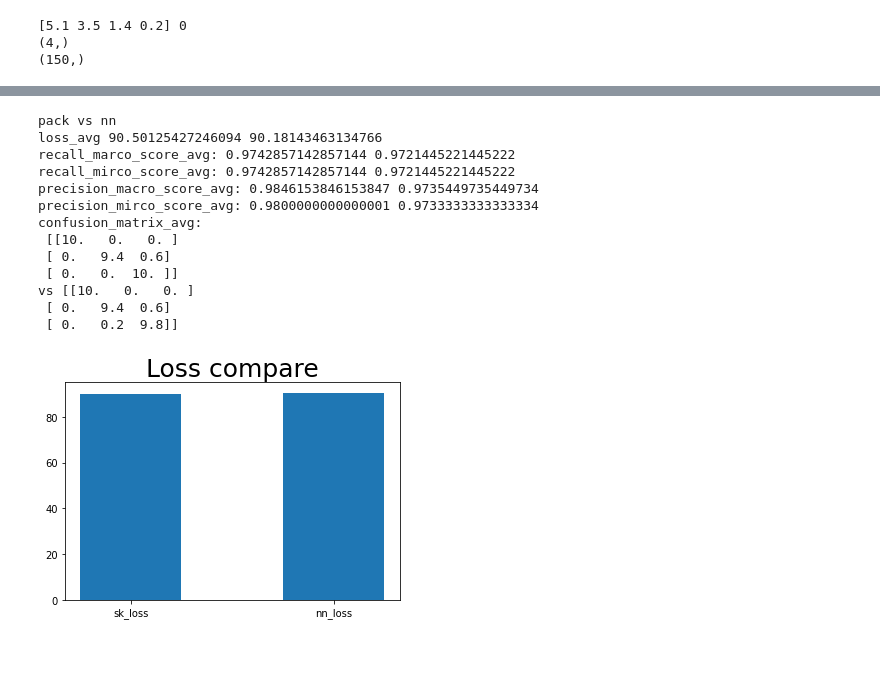
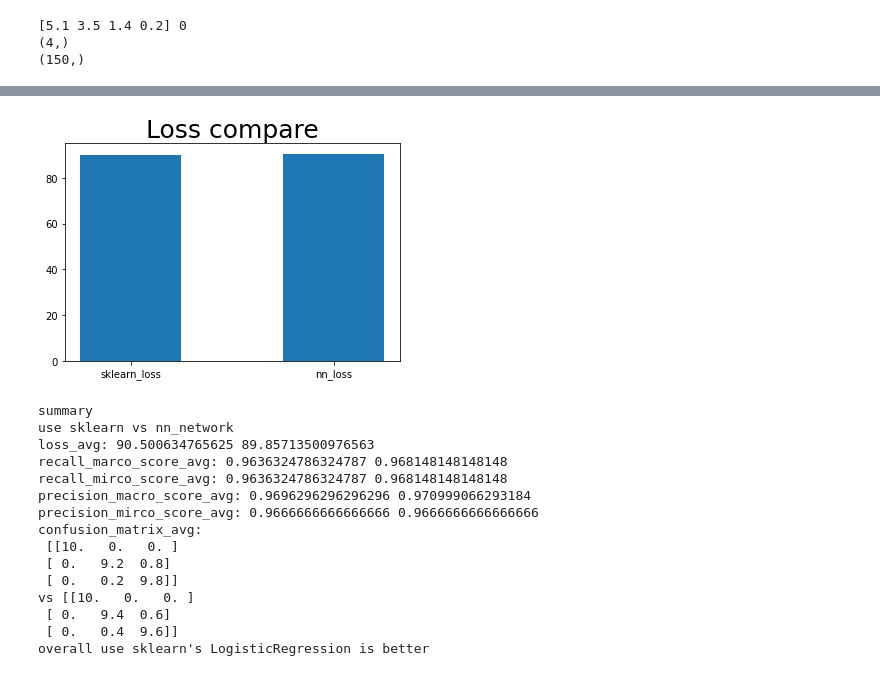
Before and after one commit to 0xdeceiverAngel/data-science-hw, a Jupyter notebook: Homework #8 .ipynb, the cells around one changed output, grey strips where cells are left out. Drawn from its saved outputs; the diff is of its cells as text; code cells hidden in the pictures.

```diff
--- a/Homework #8 .ipynb
+++ b/Homework #8 .ipynb
@@ -210,26 +236,31 @@ confusion_matrix_avg:
 # %%
-
+# summary
 plt.title("Loss compare",fontsize=25,)
-plt.bar(['sk_loss','nn_loss'],[loss_avg/5,nn_loss/5],width=0.5,)
-print('pack vs nn')
-print("loss_avg",nn_loss/5,loss_avg/5)
+plt.bar(['sklearn_loss','nn_loss'],[loss_avg/5,nn_loss/5],width=0.5,)
+plt.show()
+print('summary')
+print('use sklearn vs nn_network')
+print("loss_avg:",nn_loss/5,loss_avg/5)
 print("recall_marco_score_avg:",nn_recall_marco_score/5,recall_marco_score/5)
 print("recall_mirco_score_avg:",nn_recall_mirco_score/5,recall_mirco_score/5)
 print("precision_macro_score_avg:",nn_precision_macro_score/5,precision_macro_score/5)
 print("precision_mirco_score_avg:",nn_precision_micro_score/5,precision_micro_score/5)
 print("confusion_matrix_avg:\n",nn_confusion_matrix_sum/5,'\nvs',confusion_matrix_sum/5)
+print("overall use sklearn's LogisticRegression is better")
 # %% [output]
+[figure, new version]
-pack vs nn
-loss_avg 90.50125427246094 90.18143463134766
-recall_marco_score_avg: 0.9742857142857144 0.9721445221445222
-recall_mirco_score_avg: 0.9742857142857144 0.9721445221445222
-precision_macro_score_avg: 0.9846153846153847 0.9735449735449734
-precision_mirco_score_avg: 0.9800000000000001 0.9733333333333334
+summary
+use sklearn vs nn_network
+loss_avg: 90.500634765625 89.85713500976563
+recall_marco_score_avg: 0.9636324786324787 0.968148148148148
+recall_mirco_score_avg: 0.9636324786324787 0.968148148148148
+precision_macro_score_avg: 0.9696296296296296 0.970999066293184
+precision_mirco_score_avg: 0.9666666666666666 0.9666666666666666
 confusion_matrix_avg:
  [[10.   0.   0. ]
- [ 0.   9.4  0.6]
- [ 0.   0.  10. ]]
+ [ 0.   9.2  0.8]
+ [ 0.   0.2  9.8]]
 vs [[10.   0.   0. ]
  [ 0.   9.4  0.6]
- [ 0.   0.2  9.8]]
+ [ 0.   0.4  9.6]]
+overall use sklearn's LogisticRegression is better
-[figure, old version]
```
Also changed, not shown: parts of 8 cells of this notebook.
